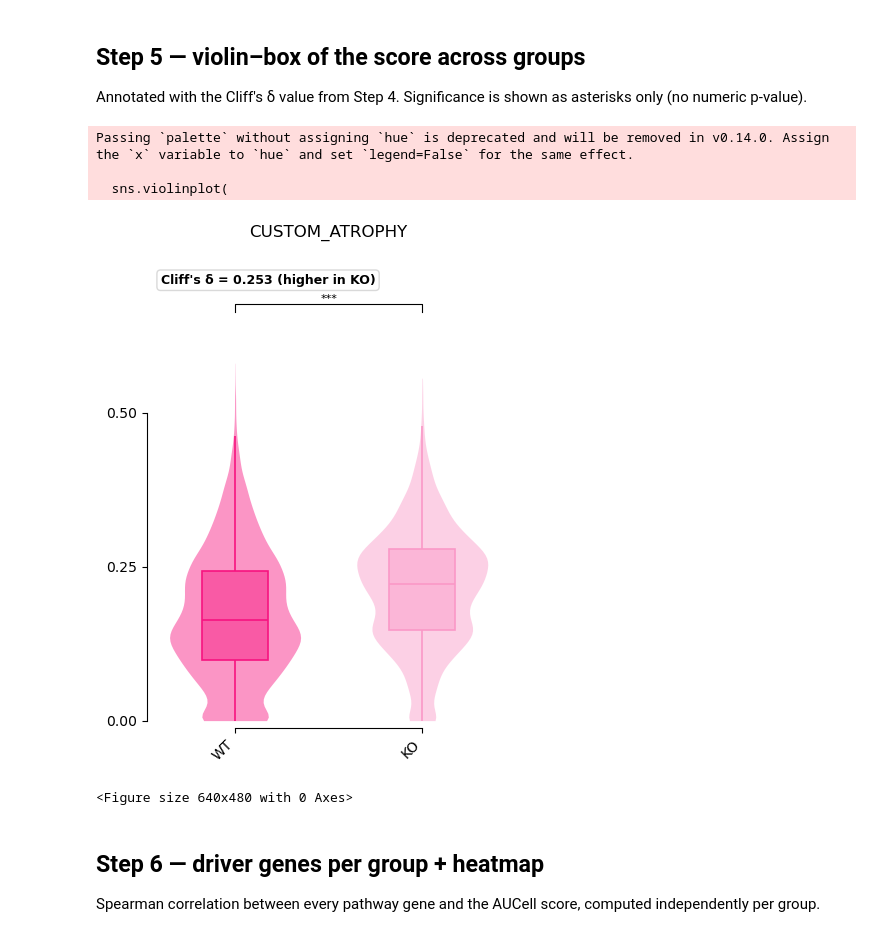
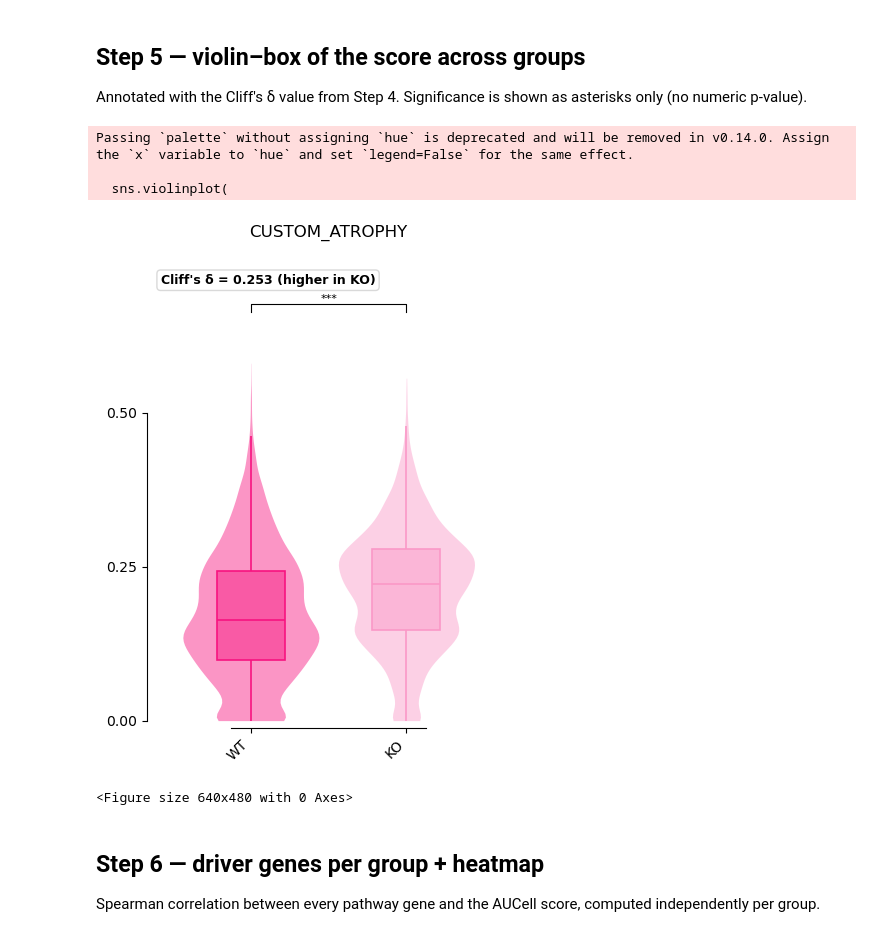
Before and after one commit to sachha-naksha/TA_muscle_ageing, a Jupyter notebook: py_scripts/3_geneset_scores/geneset_activity.ipynb, the cells around one changed output. Saved outputs shown, nothing was run; the diff lists cells and outputs as text; code cells hidden in the pictures.

Commit message:
fixed spacing between box-violin combo plot

```diff
--- a/py_scripts/3_geneset_scores/geneset_activity.ipynb
+++ b/py_scripts/3_geneset_scores/geneset_activity.ipynb
@@ -289,22 +289,23 @@ Annotated with the Cliff's δ value from Step 4. Significance is shown as asteri
 # %%
 plot_df, violin_fig = pgl.plot_score_by_group(
     adata=adata,
     score_col=SCORE_COL,
     group_col=GROUP_COL,
     palette=PALETTE,
     group_order=list(GROUPS),
     title=SCORE_COL,
     show_scatter=False,   # set True to overlay per-cell dots on the violins
     show_pvalue=False,    # asterisks only, no numeric p-value
     delta_label=DELTA_LABEL,
+    group_spacing=0.8
 )
 violin_fig.savefig(OUTPUT_DIR / f"{ADATA_NAME}_violin.svg", bbox_inches="tight")
 violin_fig
 # %% [output]
 Passing `palette` without assigning `hue` is deprecated and will be removed in v0.14.0. Assign the `x` variable to `hue` and set `legend=False` for the same effect.
 
   sns.violinplot(
-[figure, old version]
+[figure, new version]
 <Figure size 640x480 with 0 Axes>
 # %% [markdown]
 ## Step 6 — driver genes per group + heatmap
```
Also changed, not shown: parts of 2 cells of this notebook, 3 other files.
